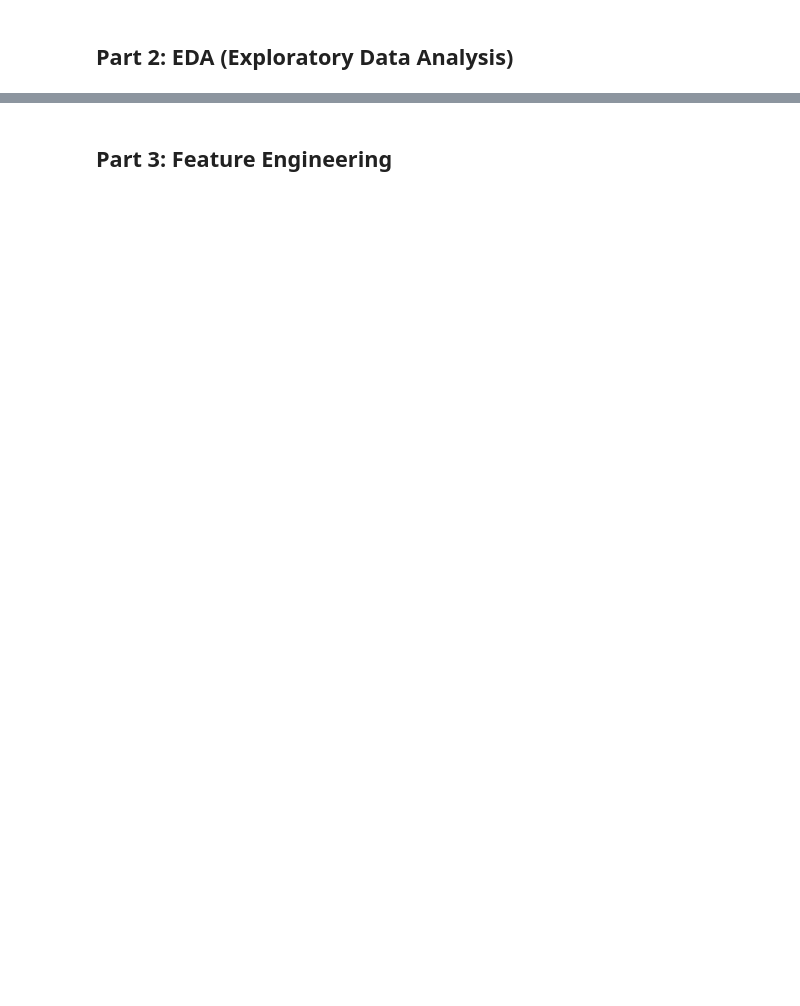
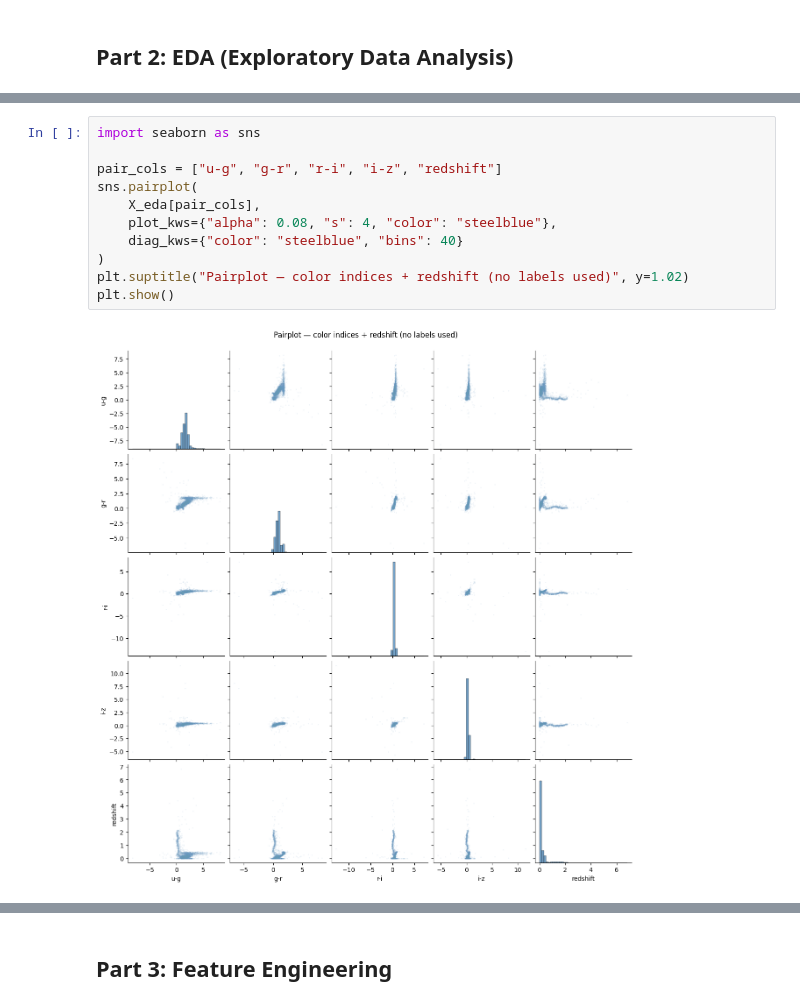
Before and after one commit to DaerenKim/IT1244-Astral-Sentiment-Analysis-Clustering, a Jupyter notebook: astral.ipynb, the cells around one changed output, grey strips where cells are left out. Cells and saved outputs as stored; diff of their text form; blank space fills up the shorter version.

```diff
--- a/astral.ipynb
+++ b/astral.ipynb
@@ -170,0 +183,13 @@ i-z        0.281652  0.252033  -5.64933  11.546050
+# %%
+import seaborn as sns
+
+pair_cols = ["u-g", "g-r", "r-i", "i-z", "redshift"]
+sns.pairplot(
+    X_eda[pair_cols],
+    plot_kws={"alpha": 0.08, "s": 4, "color": "steelblue"},
+    diag_kws={"color": "steelblue", "bins": 40}
+)
+plt.suptitle("Pairplot — color indices + redshift (no labels used)", y=1.02)
+plt.show()
+# %% [output]
+[figure, added]
```
Also changed, not shown: parts of 36 cells of this notebook.
